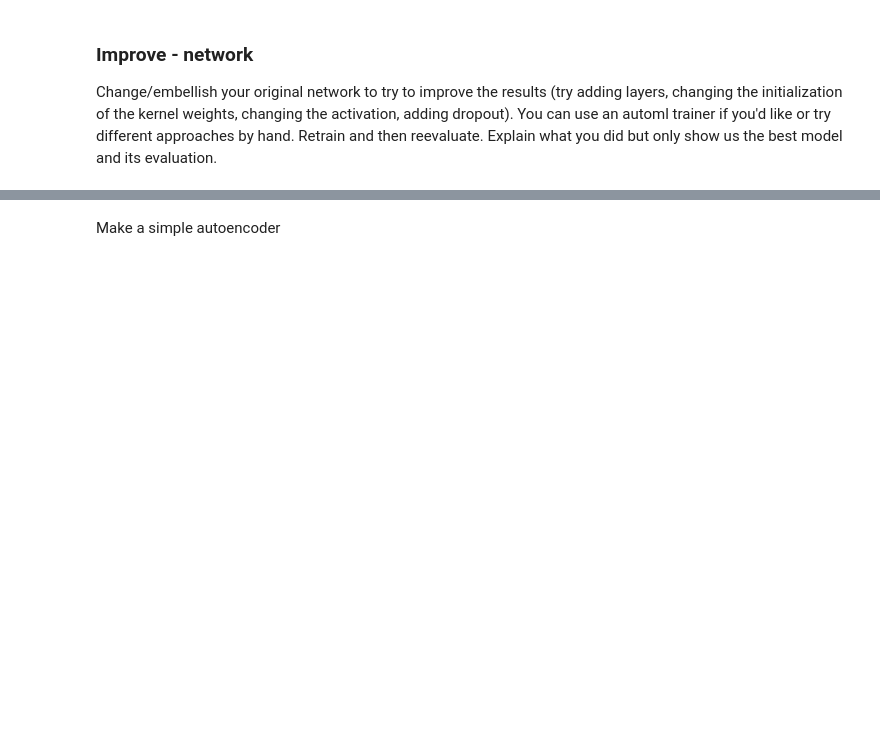
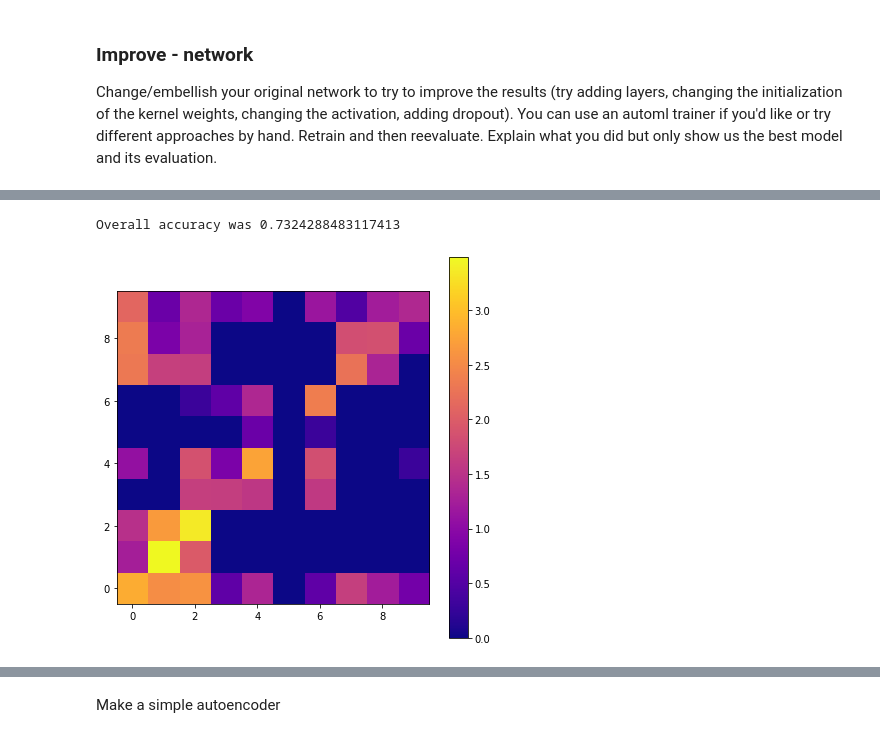
Before and after one commit to emolter/ay250-homework, a Jupyter notebook: hw_6/hw6_ml.ipynb, the cells around one changed output, grey strips where cells are left out. Cells and saved outputs as stored; diff of their text form; code cells hidden in the pictures; blank space fills up the shorter version.

```diff
--- a/hw_6/hw6_ml.ipynb
+++ b/hw_6/hw6_ml.ipynb
@@ -265,3 +597,35 @@ Change/embellish your original network to try to improve the results (try adding
+# %%
+import pandas as pd
+import matplotlib.pyplot as plt
+from tensorflow.math import confusion_matrix
+from tensorflow.keras.models import load_model
+
+#load the model from disk
+latest_log_file = !ls -t1 nn_results/training* | head -1
+latest_model_file = !ls -t1 nn_results/galaxies_*.h5 | head -1
+hist_df = pd.read_csv(latest_log_file[0])
+model = load_model(latest_model_file[0])
+
+# predict
+predicted_labels = model.predict(test_set)
+#hist_df
+predicted_labels_1d = np.argmax(predicted_labels, axis = 1)
+test_labels_1d = np.argmax(test_labels, axis = 1)
+print(f'Overall accuracy was {np.sum(predicted_labels_1d == test_labels_1d)/predicted_labels_1d.size}')
+
+# plot - use log so can see better
+confusion = confusion_matrix(test_labels.argmax(axis=1), predicted_labels.argmax(axis=1))
+#print(confusion)
+logconfusion = np.log10(confusion)
+logconfusion[logconfusion<0] = 0
+
+fig, ax = plt.subplots(1,1,figsize = (7,7))
+im = ax.imshow(logconfusion, origin = 'lower', cmap = 'plasma')
+fig.colorbar(im)
+plt.show()
+# %% [output]
+Overall accuracy was 0.7324288483117413
+[figure, added]
 # %% [markdown]
 ## Autoencoders
 
```
Also changed, not shown: parts of 27 cells of this notebook.
